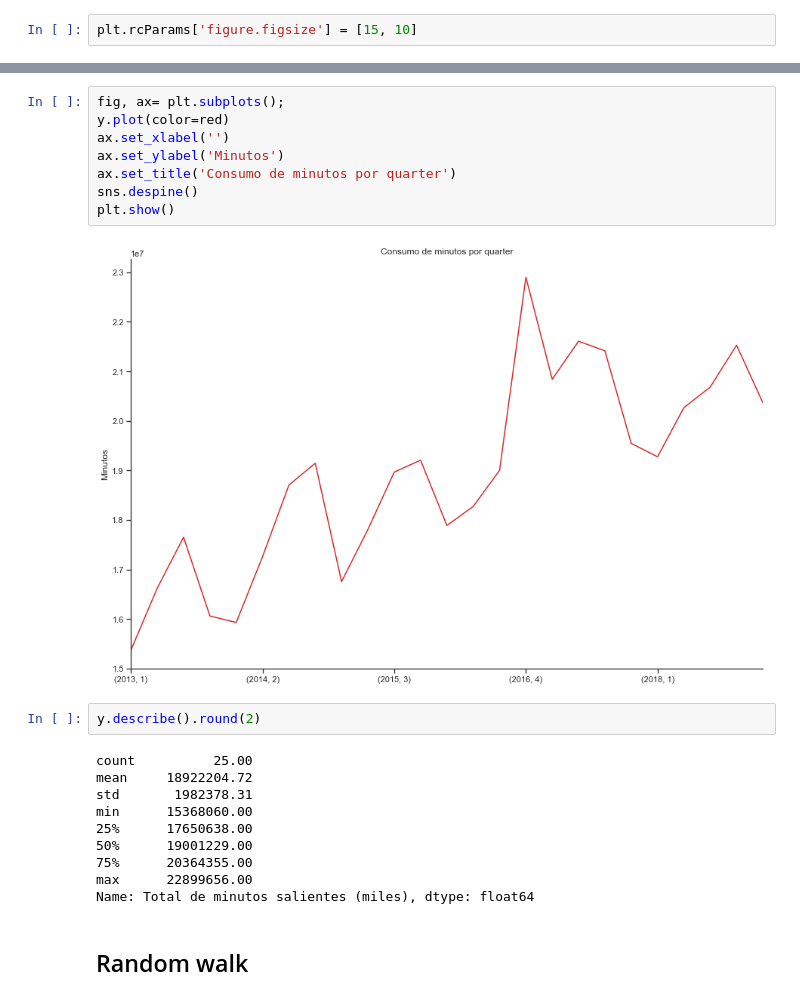
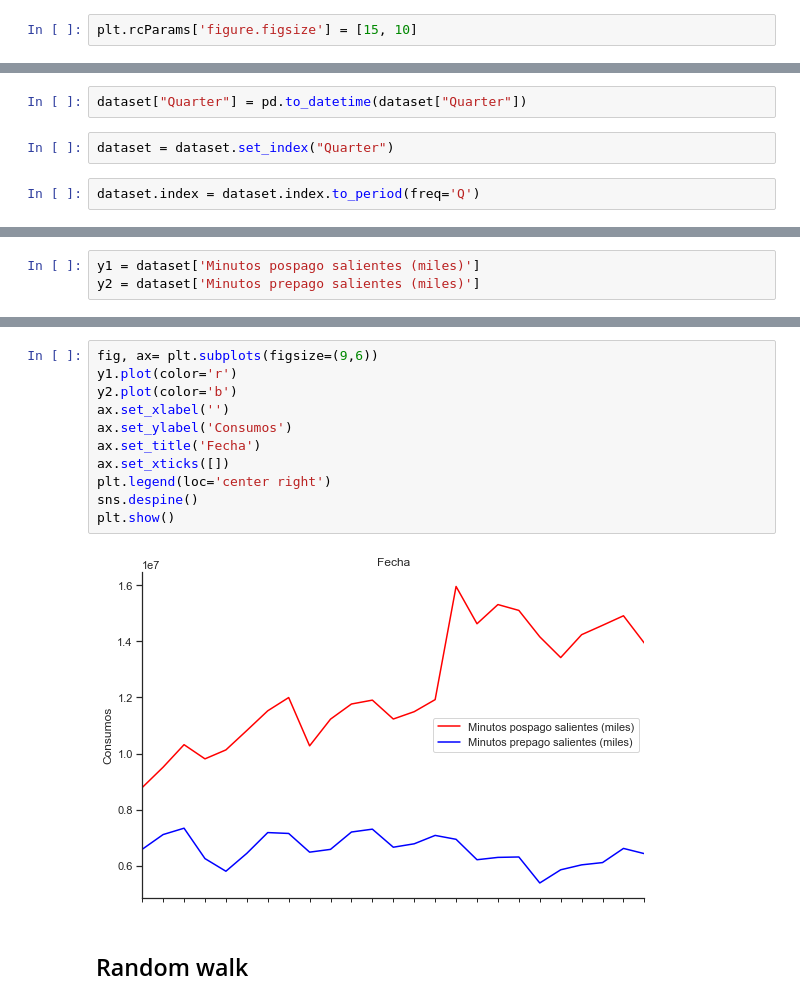
Before and after one commit to manquius/seriesTemporalesOptativa, a Jupyter notebook: Lab 1.ipynb, the cells around one changed output, grey strips where cells are left out. Cells and saved outputs as stored; diff of their text form.

```diff
--- a/Lab 1.ipynb
+++ b/Lab 1.ipynb
@@ -59,0 +34,6 @@ Graficamos la serie.
+# %%
+dataset["Quarter"] = pd.to_datetime(dataset["Quarter"])
+# %%
+dataset = dataset.set_index("Quarter")
+# %%
+dataset.index = dataset.index.to_period(freq='Q')
@@ -59,0 +52,3 @@ Graficamos la serie.
+# %%
+y1 = dataset['Minutos pospago salientes (miles)']
+y2 = dataset['Minutos prepago salientes (miles)']
@@ -60,24 +75,15 @@ Graficamos la serie.
 # %%
-fig, ax= plt.subplots();
-y.plot(color=red)
+fig, ax= plt.subplots(figsize=(9,6))
+y1.plot(color='r')
+y2.plot(color='b')
 ax.set_xlabel('')
-ax.set_ylabel('Minutos')
-ax.set_title('Consumo de minutos por quarter')
+ax.set_ylabel('Consumos')
+ax.set_title('Fecha')
+ax.set_xticks([])
+plt.legend(loc='center right')
 sns.despine()
 plt.show()
 # %% [output]
-[figure, old version]
+[figure, new version]
-# %%
-y.describe().round(2)
-# %% [output]
-count          25.00
-mean     18922204.72
-std       1982378.31
-min      15368060.00
-25%      17650638.00
-50%      19001229.00
-75%      20364355.00
-max      22899656.00
-Name: Total de minutos salientes (miles), dtype: float64
 # %% [markdown]
 ## Random walk
```
Also changed, not shown: parts of 80 cells of this notebook, 3 other files.
